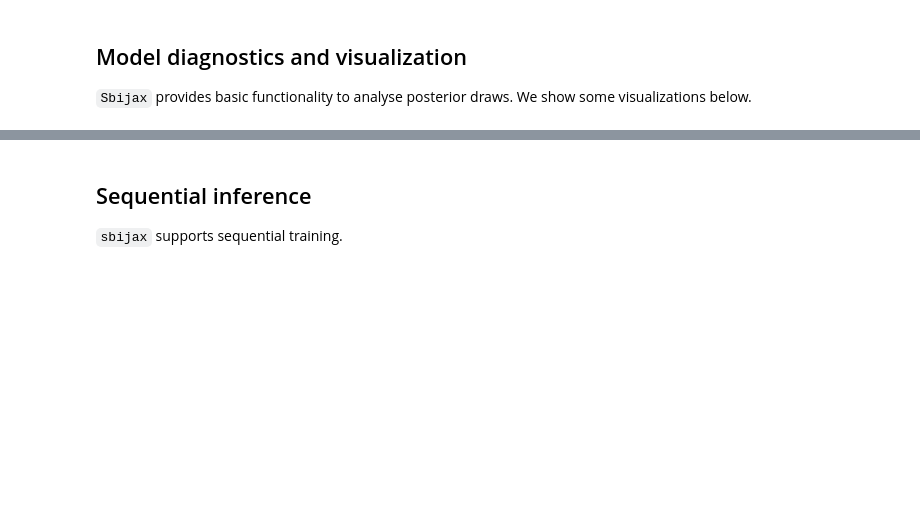
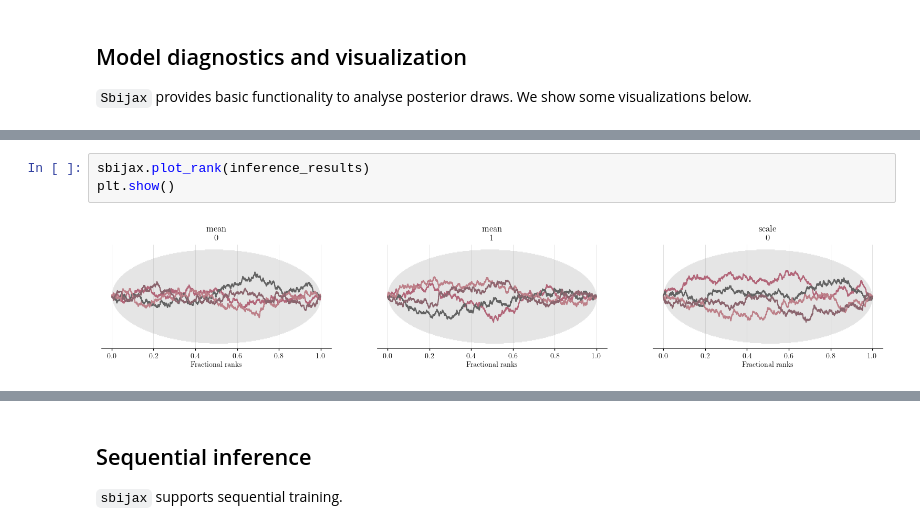
Before and after one commit to dirmeier/sbijax, a Jupyter notebook: docs/notebooks/more_detailed_intro.ipynb, the cells around one changed output, grey strips where cells are left out. Cells and saved outputs as stored; diff of their text form; blank space fills up the shorter version.

```diff
--- a/docs/notebooks/more_detailed_intro.ipynb
+++ b/docs/notebooks/more_detailed_intro.ipynb
@@ -219 +230,6 @@ plt.show()
+# %%
+sbijax.plot_rank(inference_results)
+plt.show()
+# %% [output]
+[figure, added]
 # %%
```
Also changed, not shown: parts of 9 cells of this notebook.
